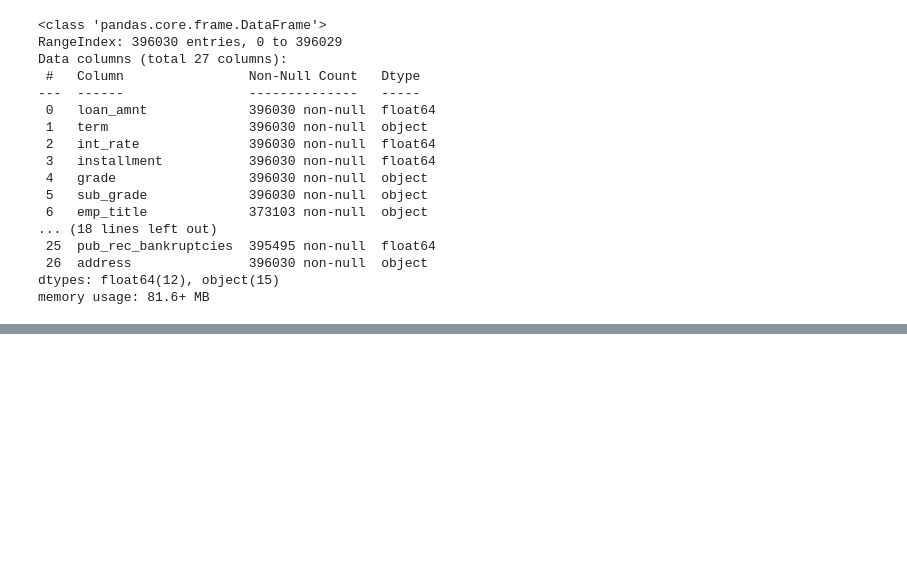
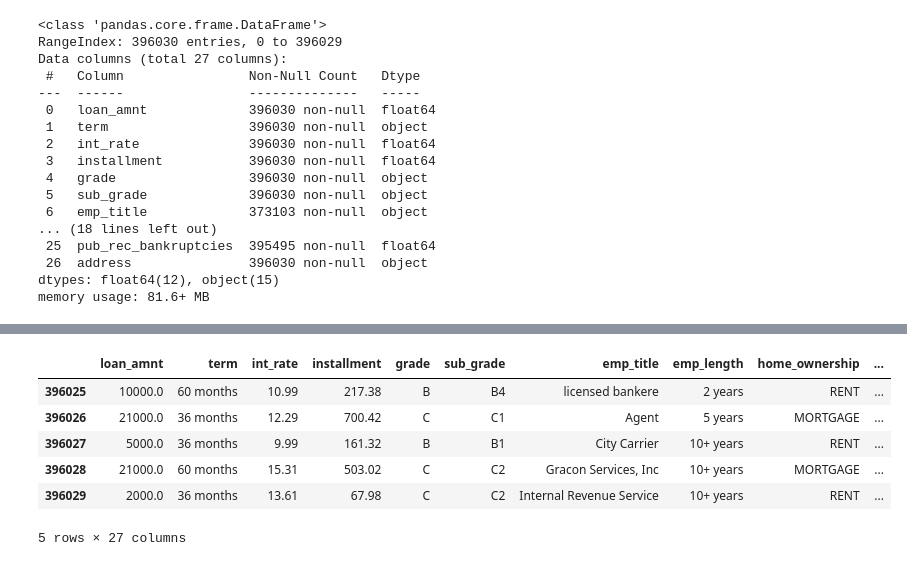
Before and after one commit to SatyamKeshri0/-LoanDefaultClassificationProject, a Jupyter notebook: 01_discovering.ipynb, the cells around one changed output, grey strips where cells are left out. Saved outputs shown, nothing was run; the diff lists cells and outputs as text; code cells hidden in the pictures; blank space fills up the shorter version.

```diff
--- a/01_discovering.ipynb
+++ b/01_discovering.ipynb
@@ -68,3 +68,13 @@ data.describe()
 | 50% | 12000.000000 | 13.330000 | 375.430000 | 6.400000e+04 | 16.910000 | 10.000000 | 0.000000 | 1.118100e+04 | 54.800000 | ... |
 | 75% | 20000.000000 | 16.490000 | 567.300000 | 9.000000e+04 | 22.980000 | 14.000000 | 0.000000 | 1.962000e+04 | 72.900000 | ... |
 | max | 40000.000000 | 30.990000 | 1533.810000 | 8.706582e+06 | 9999.000000 | 90.000000 | 86.000000 | 1.743266e+06 | 892.300000 | ... |
+# %%
+data.tail()
+# %% [output]
+|  | loan_amnt | term | int_rate | installment | grade | sub_grade | emp_title | emp_length | home_ownership | ... |
+| 396025 | 10000.0 | 60 months | 10.99 | 217.38 | B | B4 | licensed bankere | 2 years | RENT | ... |
+| 396026 | 21000.0 | 36 months | 12.29 | 700.42 | C | C1 | Agent | 5 years | MORTGAGE | ... |
+| 396027 | 5000.0 | 36 months | 9.99 | 161.32 | B | B1 | City Carrier | 10+ years | RENT | ... |
+| 396028 | 21000.0 | 60 months | 15.31 | 503.02 | C | C2 | Gracon Services, Inc | 10+ years | MORTGAGE | ... |
+| 396029 | 2000.0 | 36 months | 13.61 | 67.98 | C | C2 | Internal Revenue Service | 10+ years | RENT | ... |
+5 rows × 27 columns
```
Also changed, not shown: parts of 1 cell of this notebook.
